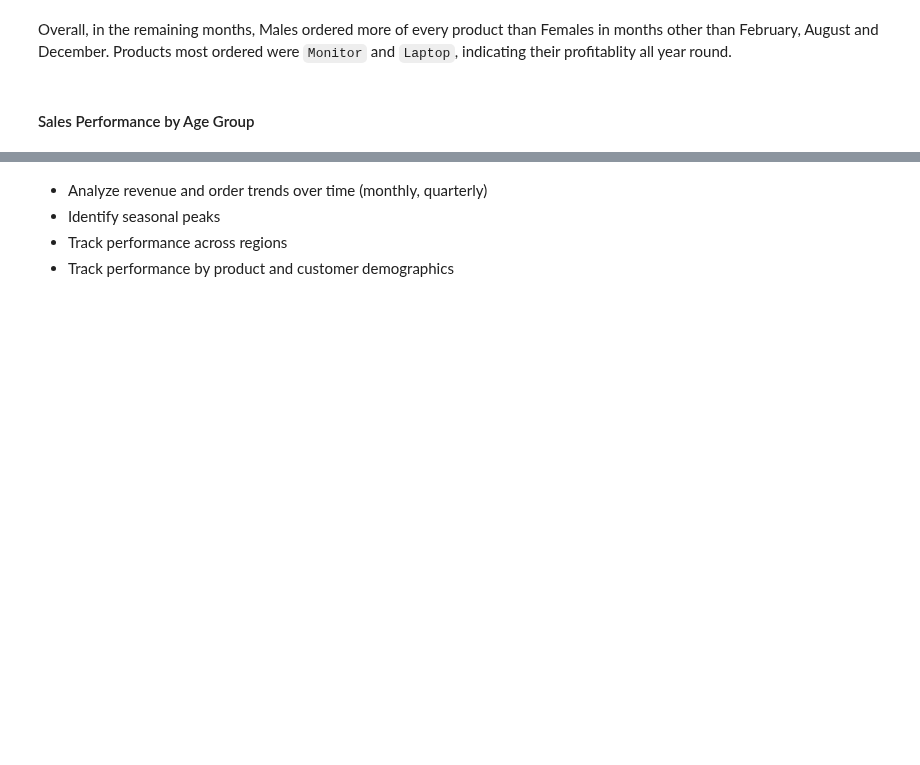
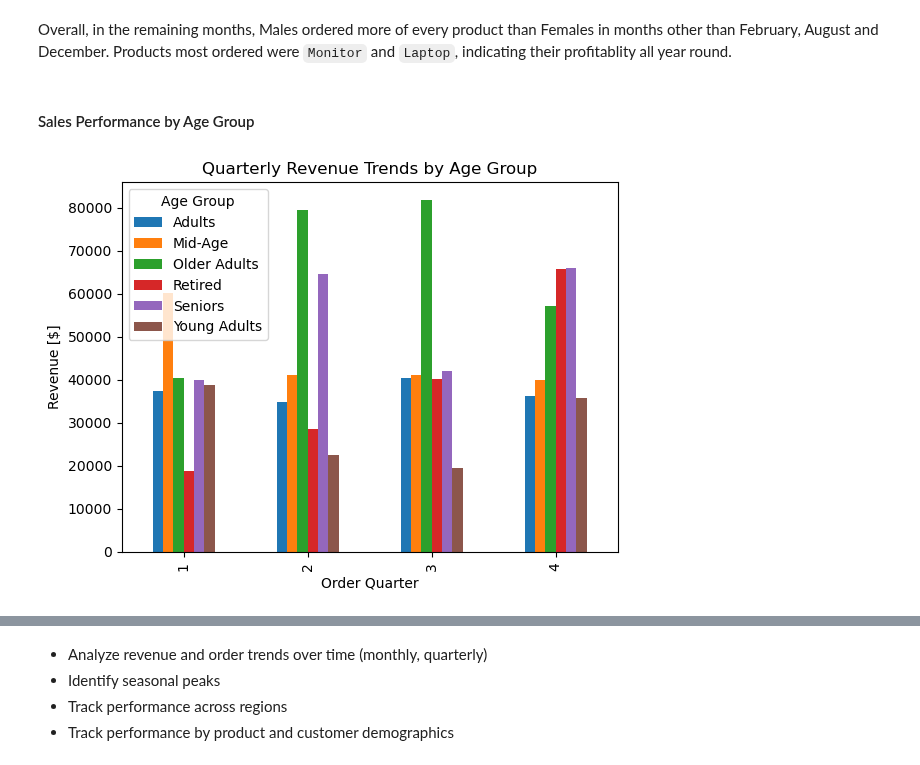
Before and after one commit to Mohammed-Hanan-Othman/ecommerce-sales-analysis, a Jupyter notebook: notebooks/2.sales_trends.ipynb, the cells around one changed output, grey strips where cells are left out. Drawn from its saved outputs; the diff is of its cells as text; code cells hidden in the pictures; blank space fills up the shorter version.

Commit message:
Added visualizations for sales performance and trends by age groups

```diff
--- a/notebooks/2.sales_trends.ipynb
+++ b/notebooks/2.sales_trends.ipynb
@@ -273,3 +273,14 @@ plt.show();
 Overall, in the remaining months, Males ordered more of every product than Females in months other than February, August and December. Products most ordered were `Monitor` and `Laptop`, indicating their profitablity all year round.
 # %% [markdown]
 #### Sales Performance by Age Group
+# %%
+# Plot revenue trends by Age group for each quarter
+(df_copy.groupby(by=["Order Quarter","Age Group"])["Total Price Calc"].sum()
+    .unstack()
+    .plot(kind="bar")
+)
+plt.title("Quarterly Revenue Trends by Age Group")
+plt.ylabel("Revenue [$]")
+plt.show();
+# %% [output]
+[figure, added]
```
Also changed, not shown: parts of 4 cells of this notebook.
